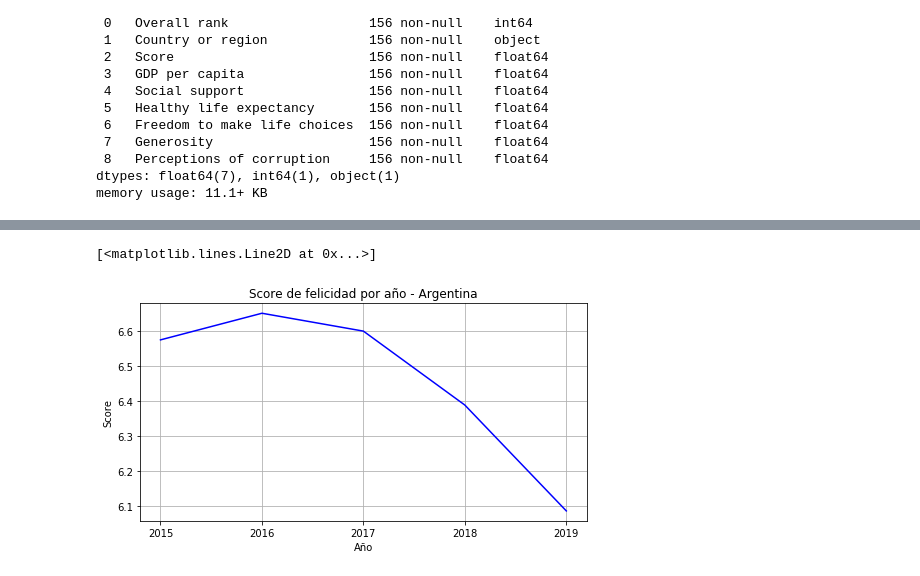
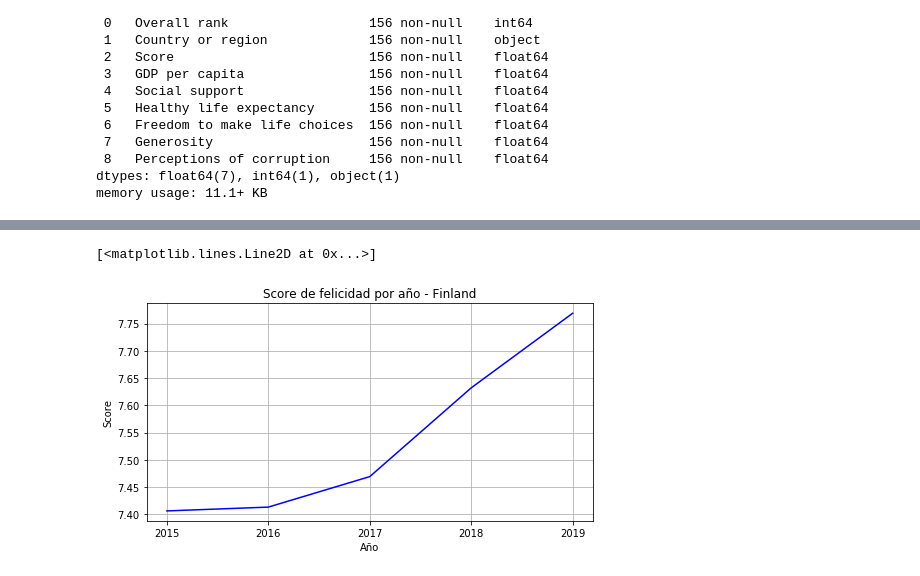
Before and after one commit to LCaravaggio/ClaseFelicidad_Maestria, a Jupyter notebook: WHR.ipynb, the cells around one changed output, grey strips where cells are left out. Cells and saved outputs as stored; diff of their text form; code cells hidden in the pictures.

```diff
--- a/WHR.ipynb
+++ b/WHR.ipynb
@@ -133,37 +144,36 @@ Generosity: 0.076
 # %%
 import matplotlib.pyplot as plt
 
 df2019=pd.read_csv("/content/2019.csv")
 df2018=pd.read_csv("/content/2018.csv")
 df2017=pd.read_csv("/content/2017.csv")
 df2016=pd.read_csv("/content/2016.csv")
 df2015=pd.read_csv("/content/2015.csv")
 
-pais="Argentina"
+pais="Finland"
 
 Score2015=df2015[df2015['Country']==pais]["Happiness Score"]
 Score2016=df2016[df2016['Country']==pais]["Happiness Score"]
 Score2017=df2017[df2017['Country']==pais]["Happiness.Score"]
 Score2018=df2018[df2018['Country or region']==pais]["Score"]
 Score2019=df2019[df2019['Country or region']==pais]["Score"]
 
-Score=np.array([Score2015,Score2016,Score2017,Score2018,Score2019])
-y=Score
+y=np.array([Score2015,Score2016,Score2017,Score2018,Score2019])
 
 fig,axes=plt.subplots(figsize=(8,4))
 
 years=[2015,2016,2017,2018,2019]
 x=np.array(years)
 plt.xticks(x, x)
 
 axes.grid(True)
 axes.set_title("Score de felicidad por año - " + pais)
 axes.set_ylabel("Score")
 axes.set_xlabel("Año")
 axes.plot(x,y,color="blue")
 # %% [output]
 [<matplotlib.lines.Line2D at 0x...>]
-[figure, old version]
+[figure, new version]
 # %%
 import plotly.express as px
 import seaborn as sns
```
Also changed, not shown: parts of 2 cells of this notebook.
